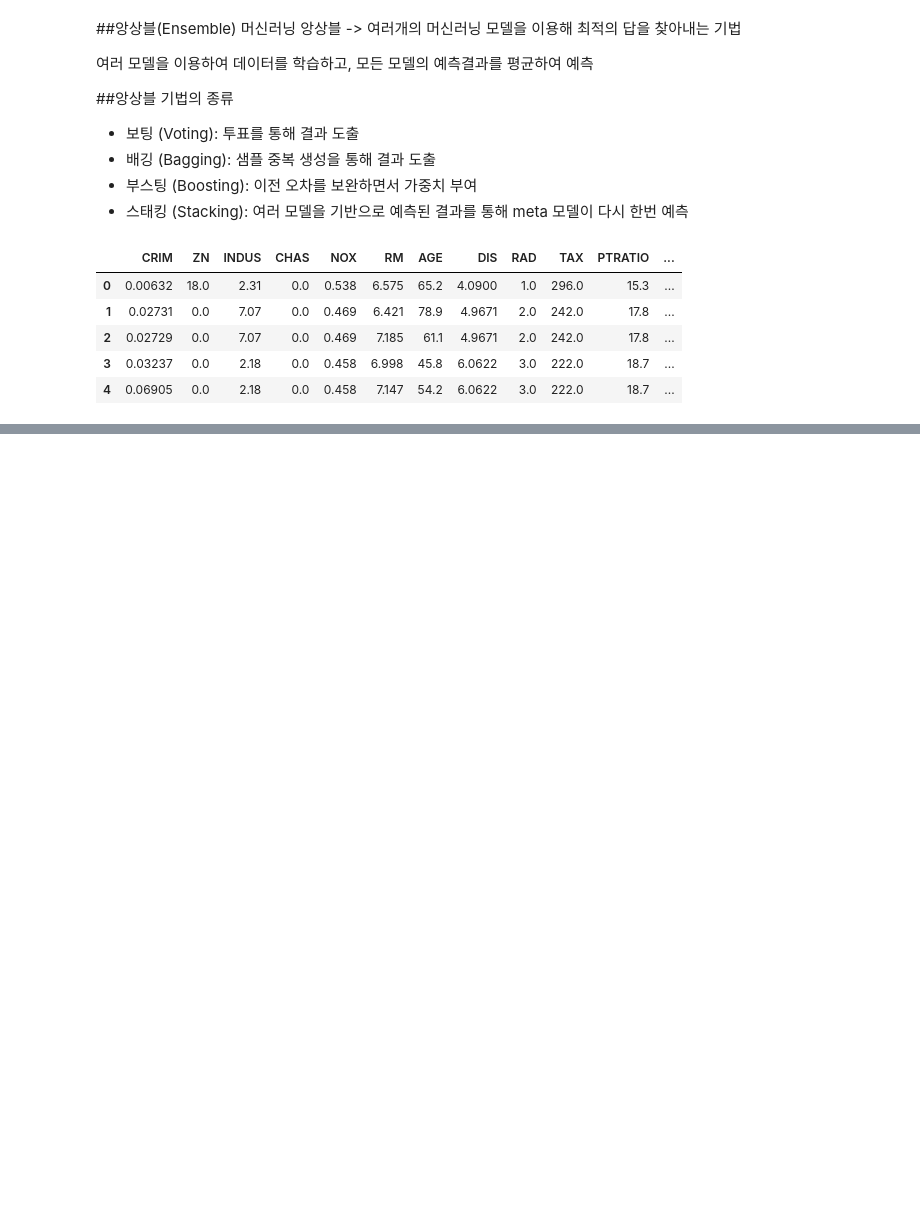
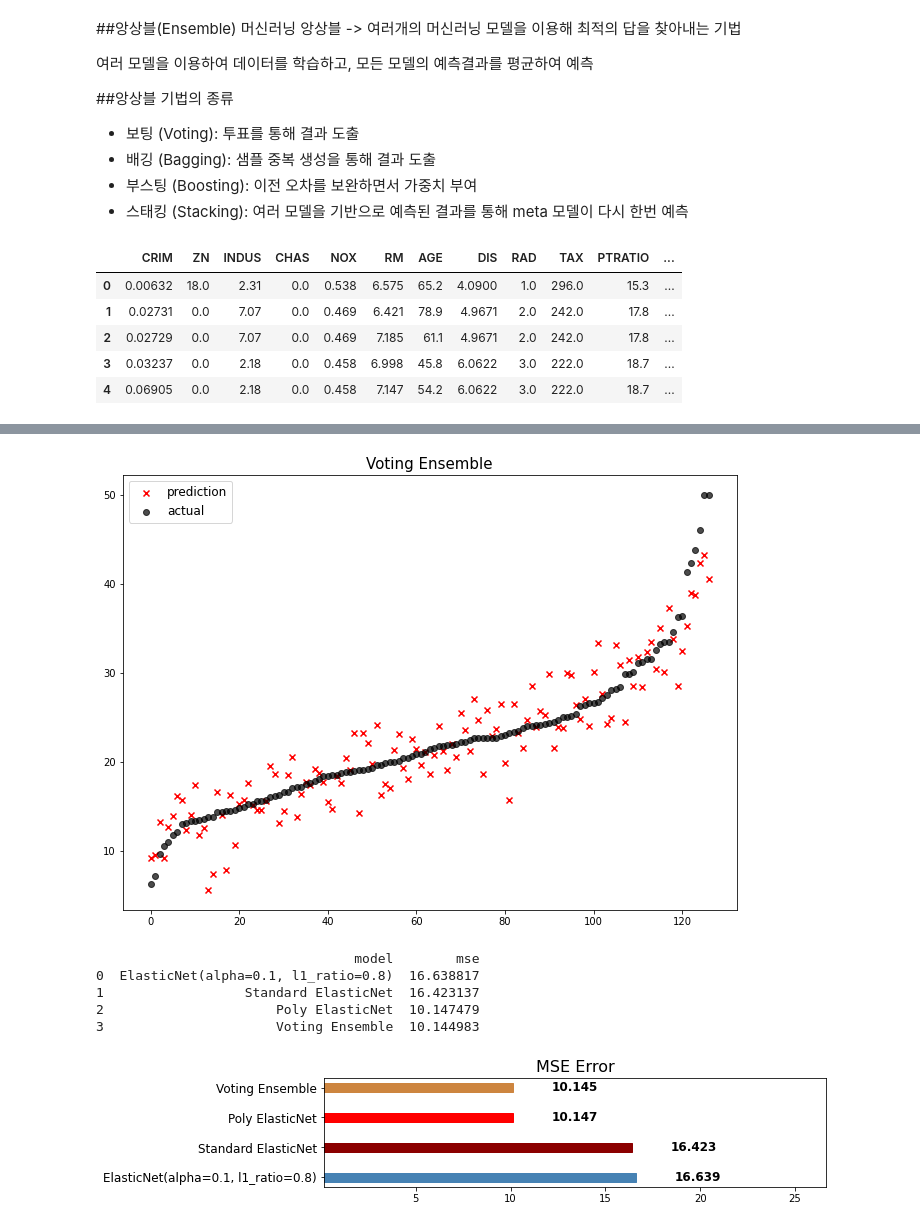
Before and after one commit to skdding3/Code-Practice, a Jupyter notebook: Ensemble.ipynb, the cells around one changed output, grey strips where cells are left out. Drawn from its saved outputs; the diff is of its cells as text; code cells hidden in the pictures; blank space fills up the shorter version.

Commit message:
Ensemble

```diff
--- a/Ensemble.ipynb
+++ b/Ensemble.ipynb
@@ -101,0 +113,11 @@ mse_eval('Poly ElasticNet', poly_pred, y_test)
+# %%
+from sklearn.ensemble import VotingRegressor, VotingClassifier
+
+single_models = [
+    ('elasticnet_pipeline', elasticnet_pipeline),
+    ('poly_pipeline', poly_pipeline)
+]
+# %%
+voting_regressor = VotingRegressor(single_models, n_jobs=-1)
+
+voting_regressor.fit(x_train, y_train)
@@ -101,0 +142,12 @@ mse_eval('Poly ElasticNet', poly_pred, y_test)
+# %%
+voting_pred = voting_regressor.predict(x_test)
+
+mse_eval('Voting Ensemble', voting_pred, y_test)
+# %% [output]
+[figure, added]
+                                 model        mse
+0  ElasticNet(alpha=0.1, l1_ratio=0.8)  16.638817
+1                  Standard ElasticNet  16.423137
+2                      Poly ElasticNet  10.147479
+3                      Voting Ensemble  10.144983
+[figure, added]
```
Also changed, not shown: parts of 6 cells of this notebook.
